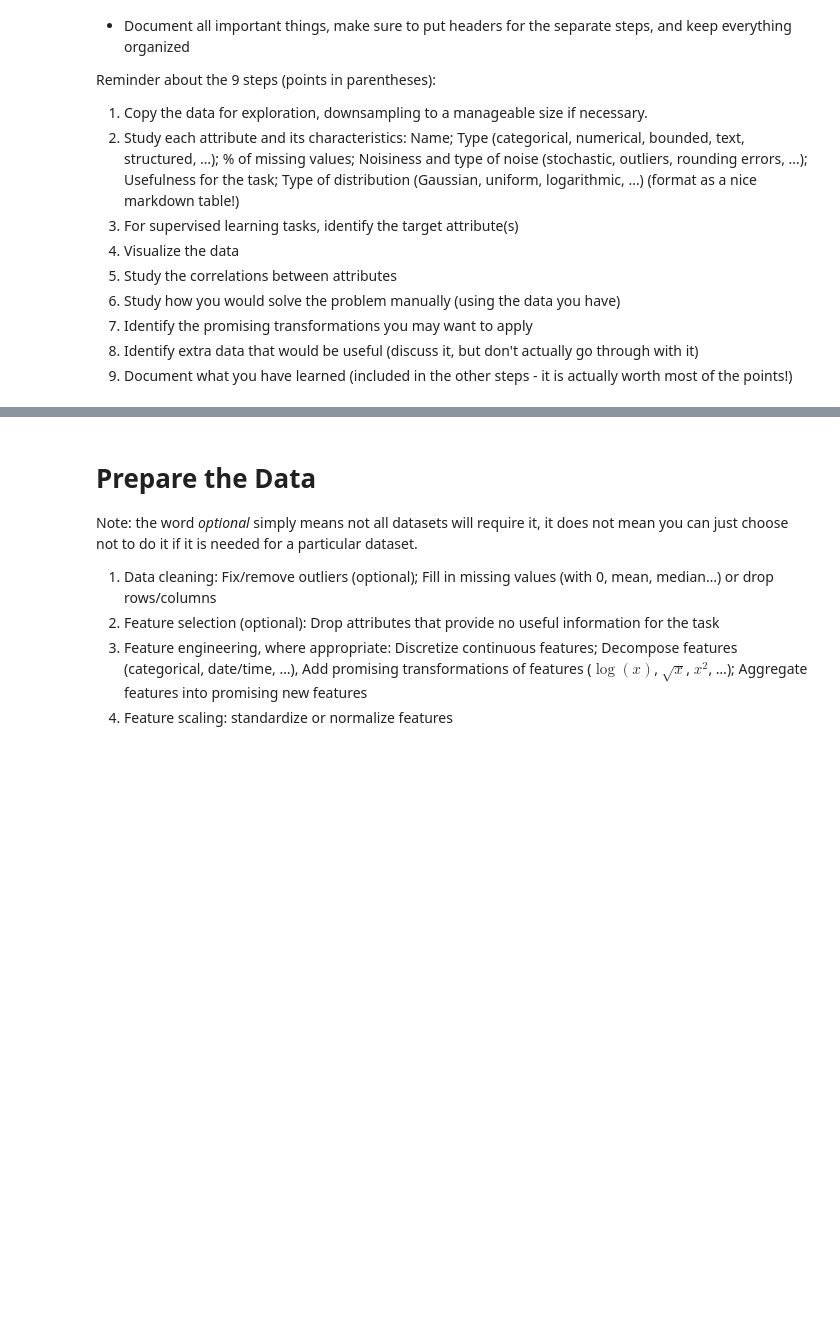
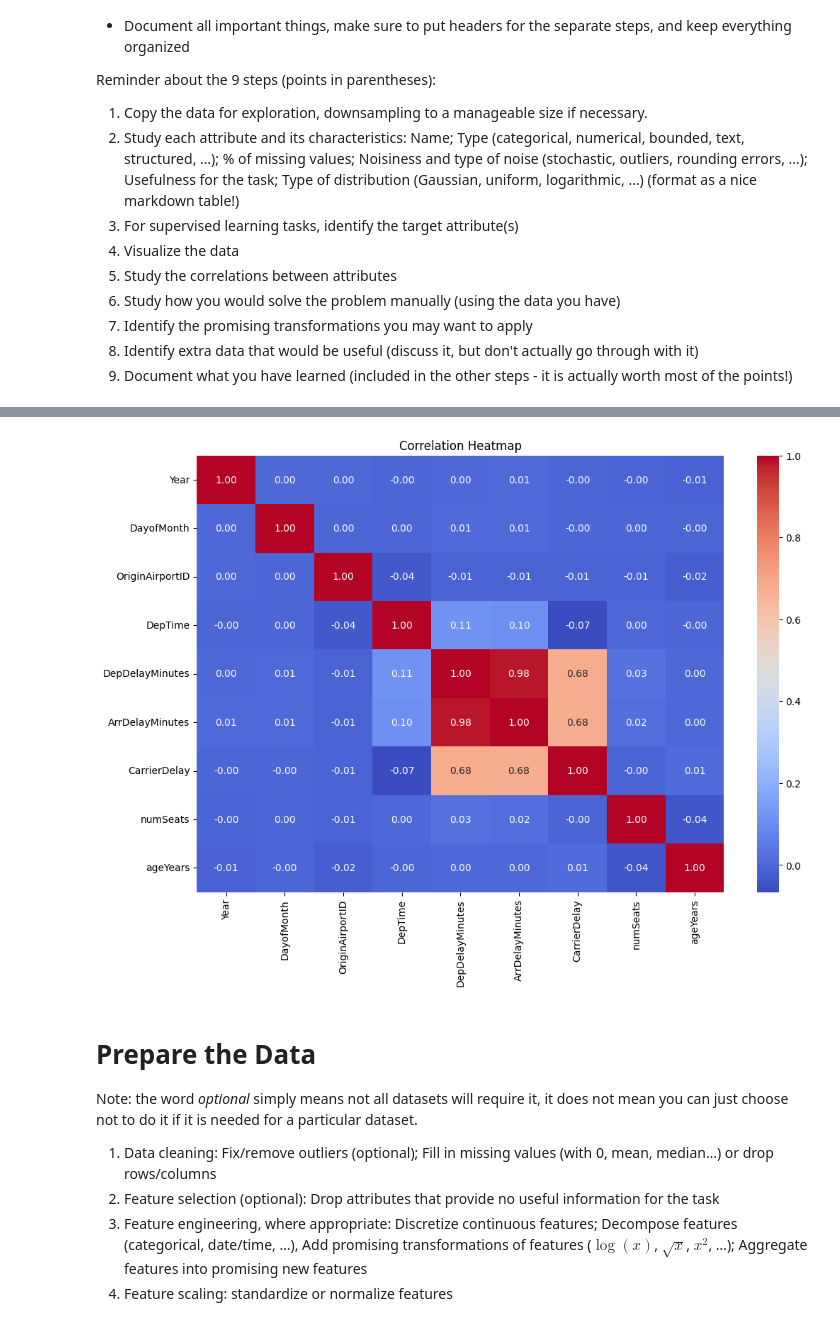
Before and after one commit to jyounes23/flight-delay-predictor, a Jupyter notebook: Delayed.ipynb, the cells around one changed output, grey strips where cells are left out. Saved outputs shown, nothing was run; the diff lists cells and outputs as text; code cells hidden in the pictures; blank space fills up the shorter version.

```diff
--- a/Delayed.ipynb
+++ b/Delayed.ipynb
@@ -224,3 +310,20 @@ Reminder about the 9 steps (points in parentheses):
+# %%
+import seaborn as sns
+import matplotlib.pyplot as plt
+
+# List of specific columns to compute correlation for
+columns_to_include = ['Year', 'DayofMonth', 'OriginAirportID', 'DepTime', 'DepDelayMinutes', 'ArrDelayMinutes', 'CarrierDelay', 'numSeats', 'ageYears']
+
+# Compute correlation matrix for the selected numerical columns
+corr_matrix = data[columns_to_include].corr()
+
+# Plot a heatmap for the correlation matrix
+plt.figure(figsize=(12, 8))
+sns.heatmap(corr_matrix, annot=True, cmap='coolwarm', fmt='.2f')
+plt.title('Correlation Heatmap')
+plt.show()
+# %% [output]
+[figure, added]
 # %% [markdown]
 # Prepare the Data
 
```
Also changed, not shown: parts of 5 cells of this notebook.
